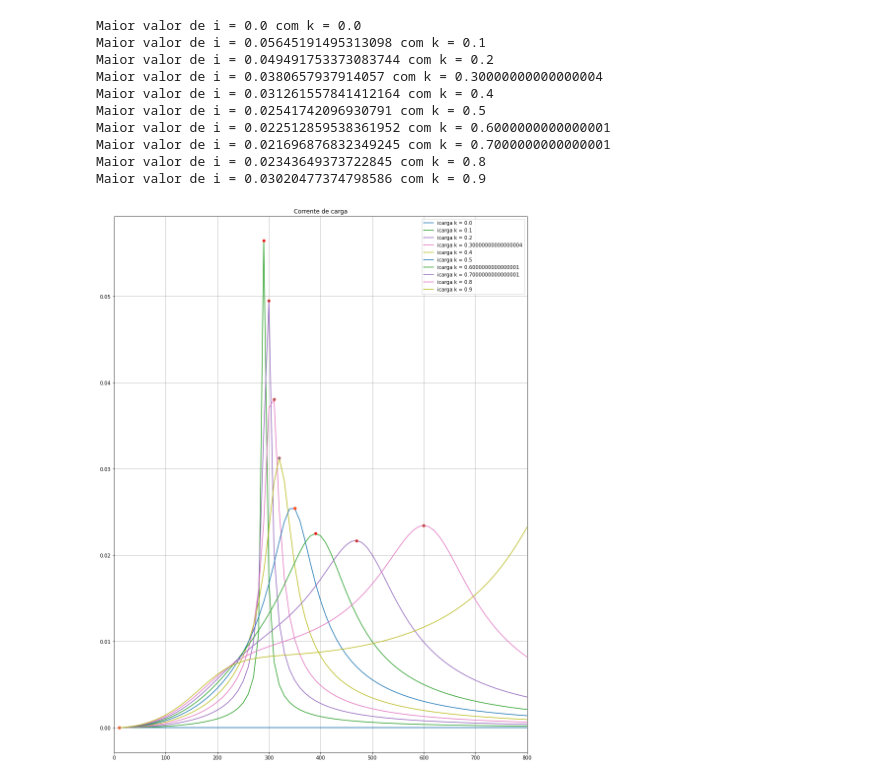
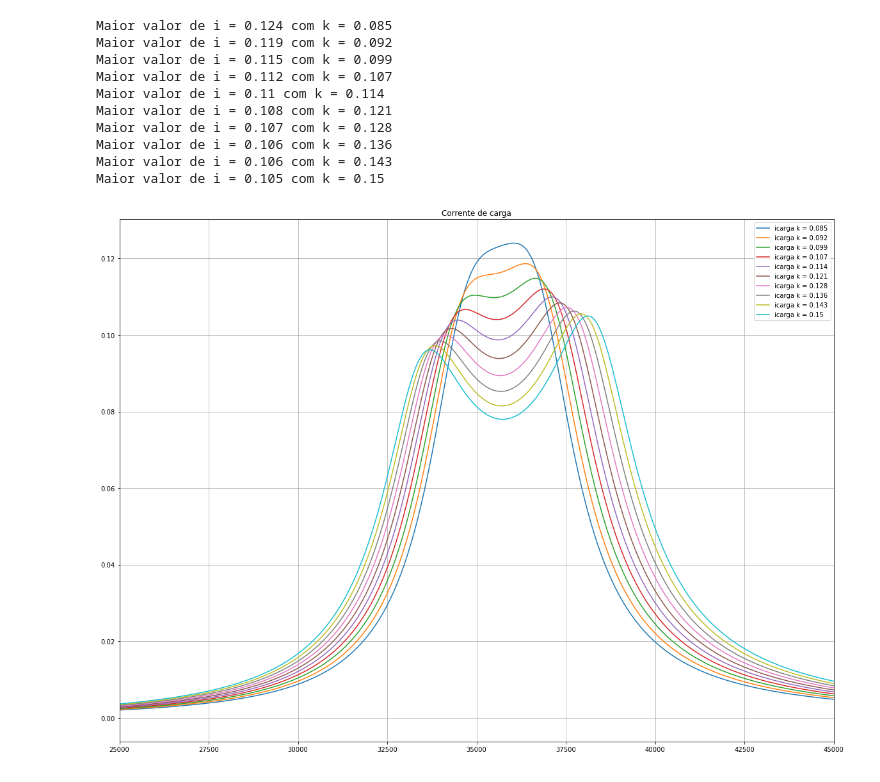
Before and after one commit to lorrancmlopes/projeto_eletromag_wpt, a Jupyter notebook: Projeto.ipynb, the cells around one changed output. Saved outputs shown, nothing was run; the diff lists cells and outputs as text; code cells hidden in the pictures.

```diff
--- a/Projeto.ipynb
+++ b/Projeto.ipynb
@@ -58,7 +36,8 @@ c) Observe a função que criamos na célula abaixo. Tente explicar o que ela fa
 # %%
 def CalcularTransformador(Uf, Rc, XM, XC, XL):
 
-    Xeq = (Rc/(Rc*1j*w*C+1))
+    # Reatancia equivalente
+    Xeq = (Rc*XC/(Rc+XC))
 
     Z=np.array([[R+XL+XC, -XM],[-XM, Xeq+R+XL]])
     V=np.array([Uf,0])
@@ -67,6 +46,7 @@ def CalcularTransformador(Uf, Rc, XM, XC, XL):
     i1 =  i[0]
     i2 =  i[1]
 
+    # Ddp e corrente na carga
     V2 = Xeq*i2
     icarga = V2/Rc
 
@@ -78,61 +54,50 @@ IMPORTANTE: para dar print nas relações $N_1/N_2$, $V_1/V_2$ e $e_1/e_2$, voc
 # %%
-Rc= 400
-listak=np.arange(0,1,0.1)
 listaV2= []
 
-plt.figure(figsize=(15,20))
+plt.figure(figsize=(20,15))
 
 for k in listak:
     listai1= []
     listai2= []
     listaicarga = []
-    listaPot_entrada = []
-    listaPot_saida = []
-    listaGanho = []
     for f in listaf:
 
+        # Calculando w e indutância:
         w = 2*math.pi*f
         M = k*sqrt(L*L)
 
+        # Calculando reatâncias:
         XM=1j*w*M
         XC = 1/(w*C*1j)
         XL = 1j*w*L
 
+        # Correntes e ddp na carga
         i1, i2, icarga , V_carga = CalcularTransformador(Ufonte, Rc, XM, XC, XL)
 
         listai1.append(np.abs(i1))
         listai2.append(np.abs(i2))
         listaicarga.append(np.abs(icarga))
 
-        # Potencia:
-        S2=V_carga/sqrt(2)*icarga.conjugate()/sqrt(2)
-        S1=Ufonte/sqrt(2)*i1.conjugate()/sqrt(2)
-
-        listaPot_saida.append(S2.real)
-        listaPot_entrada.append(S1.real)
-        listaGanho.append(S2.real/S1.real)
-
     icaraga_max = max(np.abs(listaicarga))
     index = list(np.abs(listaicarga)).index(icaraga_max)
-    Pmax = (listaf[index],icaraga_max)
-    print(f'Maior valor de i = {icaraga_max} com k = {k}')
+    print(f'Maior valor de i = {np.round(icaraga_max,3)} com k = {np.round(k, 3)}')
 
-    plt.plot(listaf, listaicarga, label=f'icarga k = {k}')
-    plt.plot(Pmax[0],Pmax[1],marker="o", markersize=5, markeredgecolor="red")
+    plt.plot(listaf, listaicarga, label=f'icarga k = {np.round(k, 3)}')
+
 plt.grid(True)
-plt.xlim(0,800)
 plt.legend()
+plt.xlim(25000,45000)
 plt.title("Corrente de carga")
 plt.show()
 # %% [output]
-Maior valor de i = 0.0 com k = 0.0
-Maior valor de i = 0.05645191495313098 com k = 0.1
-Maior valor de i = 0.049491753373083744 com k = 0.2
-Maior valor de i = 0.0380657937914057 com k = 0.30000000000000004
-Maior valor de i = 0.031261557841412164 com k = 0.4
-Maior valor de i = 0.02541742096930791 com k = 0.5
-Maior valor de i = 0.022512859538361952 com k = 0.6000000000000001
-Maior valor de i = 0.021696876832349245 com k = 0.7000000000000001
-Maior valor de i = 0.02343649373722845 com k = 0.8
-Maior valor de i = 0.03020477374798586 com k = 0.9
+Maior valor de i = 0.124 com k = 0.085
+Maior valor de i = 0.119 com k = 0.092
+Maior valor de i = 0.115 com k = 0.099
+Maior valor de i = 0.112 com k = 0.107
+Maior valor de i = 0.11 com k = 0.114
+Maior valor de i = 0.108 com k = 0.121
+Maior valor de i = 0.107 com k = 0.128
+Maior valor de i = 0.106 com k = 0.136
+Maior valor de i = 0.106 com k = 0.143
+Maior valor de i = 0.105 com k = 0.15
-[figure, old version]
+[figure, new version]
```
Also changed, not shown: parts of 16 cells of this notebook, 1 other file.
